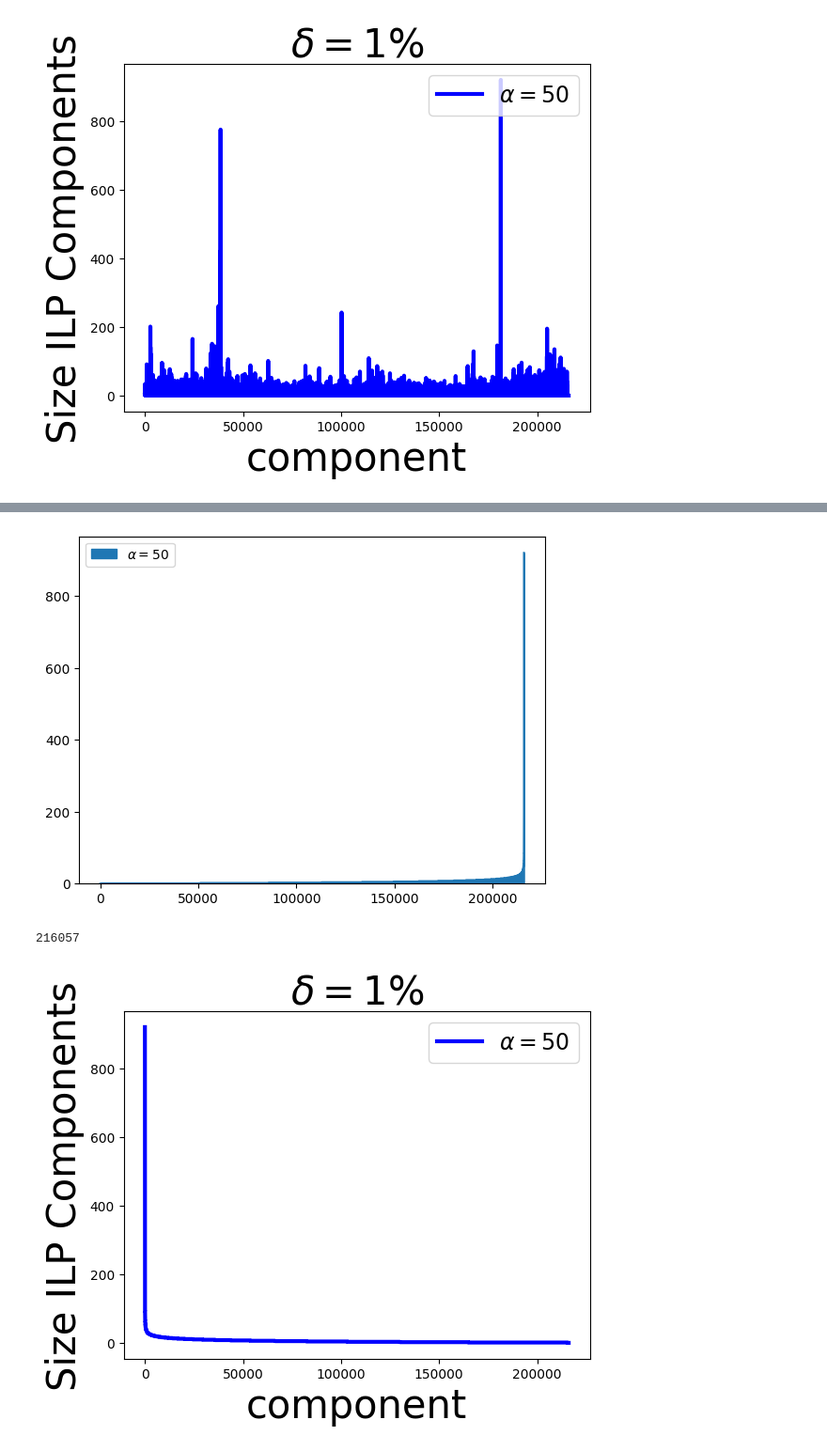
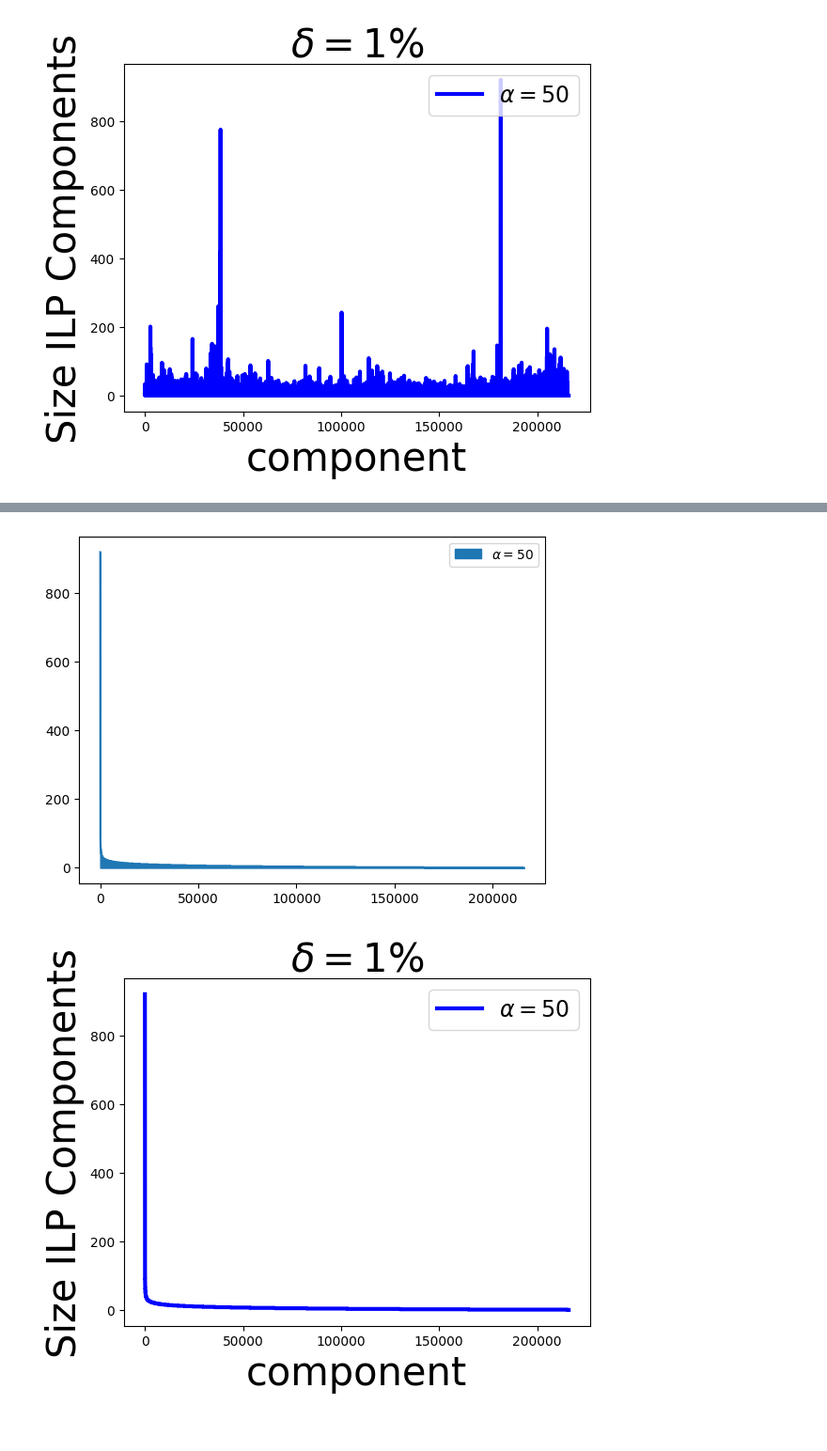
Before and after one commit to NedaTavakoli/hged_cpp, a Jupyter notebook: plots/ed_Plot_chr22-ISMB.ipynb, the cells around one changed output, grey strips where cells are left out. Shown at 94% size. Saved outputs shown, nothing was run; the diff lists cells and outputs as text; code cells hidden in the pictures.

```diff
--- a/plots/ed_Plot_chr22-ISMB.ipynb
+++ b/plots/ed_Plot_chr22-ISMB.ipynb
@@ -93,15 +88,10 @@ plt.show()
 # %%
 df = pd.DataFrame({
-    r'$\alpha =50$': np.sort(components_50_1),
+    r'$\alpha =50$': reverse_array_1,
 })
 ax = df.plot.area()
 # %% [output]
-[figure, old version]
+[figure, new version]
-# %%
-n = len(components_50_1)
-print(n)
-# %% [output]
-216057
 # %%
 n = len(components_50_1)
 x = np.arange(0,n)
```
Also changed, not shown: parts of 14 cells of this notebook, 9 other files.
